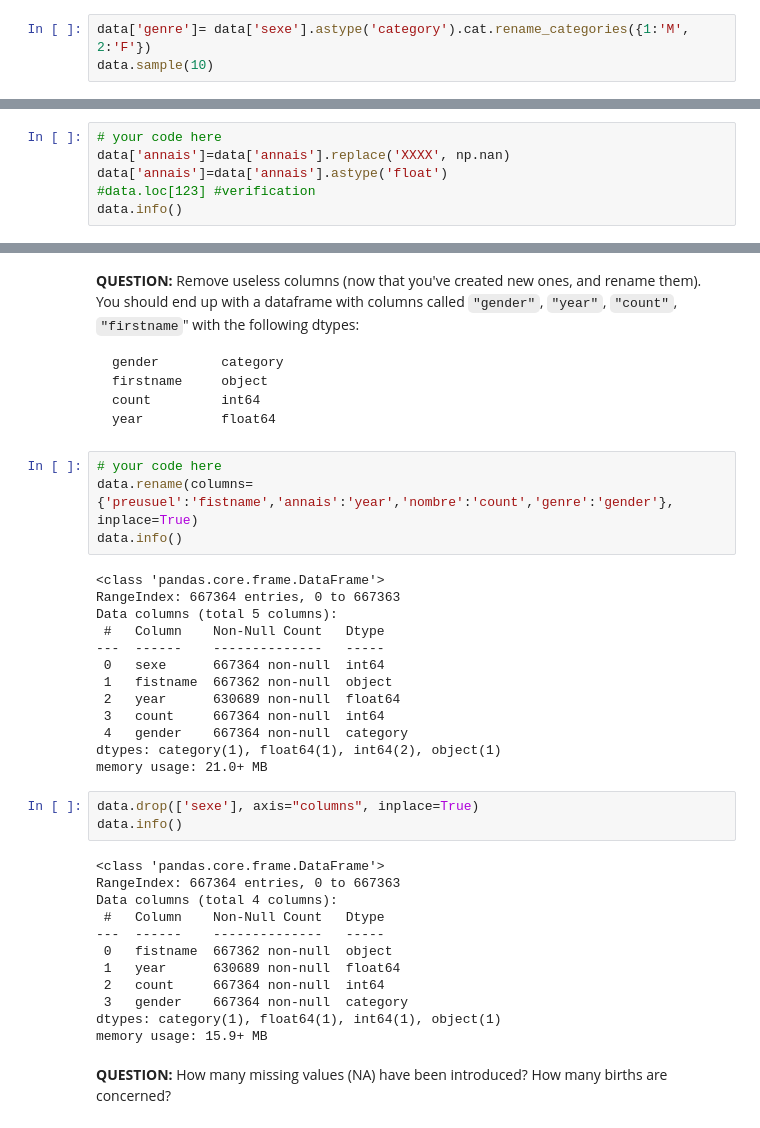
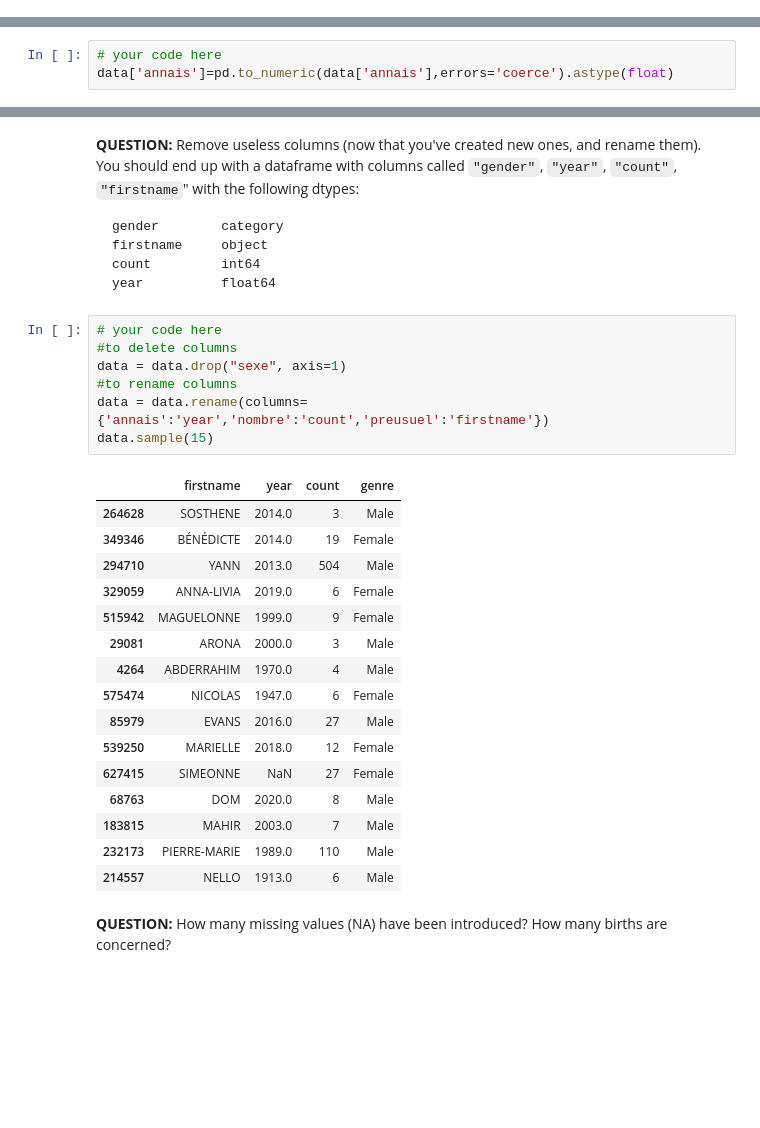
Before and after one commit to Shaina1310/big_data_course_2022, a Jupyter notebook: homework01.ipynb, the cells around one changed output, grey strips where cells are left out. Cells and saved outputs as stored; diff of their text form; blank space fills up the shorter version.

````diff
--- a/homework01.ipynb
+++ b/homework01.ipynb
@@ -287,6 +326,3 @@ genre        667488
 dtype: int64
 # %% [markdown]
 **QUESTION:** Would it be more memory-efficient to recode `sexe` using modalities `F` and `M` instead of `Male` and `Female` ?
-# %%
-data['genre']= data['sexe'].astype('category').cat.rename_categories({1:'M', 2:'F'})
-data.sample(10)
@@ -315,7 +339,4 @@ __Hint:__  As of releasing this Homework (2021-01-22), `Pandas` is not very good
 see [roadmap](https://pandas.pydata.org/docs/development/roadmap.html). Don't try to convert `annais` into an integer column.
 # %%
 # your code here
-data['annais']=data['annais'].replace('XXXX', np.nan)
-data['annais']=data['annais'].astype('float')
-#data.loc[123] #verification
-data.info()
+data['annais']=pd.to_numeric(data['annais'],errors='coerce').astype(float)
@@ -345,36 +362,28 @@ year          float64
 ```
 # %%
 # your code here
-data.rename(columns={'preusuel':'fistname','annais':'year','nombre':'count','genre':'gender'}, inplace=True)
-data.info()
+#to delete columns
+data = data.drop("sexe", axis=1)
+#to rename columns
+data = data.rename(columns={'annais':'year','nombre':'count','preusuel':'firstname'})
+data.sample(15)
 # %% [output]
-<class 'pandas.core.frame.DataFrame'>
-RangeIndex: 667364 entries, 0 to 667363
-Data columns (total 5 columns):
- #   Column    Non-Null Count   Dtype
----  ------    --------------   -----
- 0   sexe      667364 non-null  int64
- 1   fistname  667362 non-null  object
- 2   year      630689 non-null  float64
- 3   count     667364 non-null  int64
- 4   gender    667364 non-null  category
-dtypes: category(1), float64(1), int64(2), object(1)
-memory usage: 21.0+ MB
+|  | firstname | year | count | genre |
+| 264628 | SOSTHENE | 2014.0 | 3 | Male |
+| 349346 | BÉNÉDICTE | 2014.0 | 19 | Female |
+| 294710 | YANN | 2013.0 | 504 | Male |
+| 329059 | ANNA-LIVIA | 2019.0 | 6 | Female |
+| 515942 | MAGUELONNE | 1999.0 | 9 | Female |
+| 29081 | ARONA | 2000.0 | 3 | Male |
+| 4264 | ABDERRAHIM | 1970.0 | 4 | Male |
+| 575474 | NICOLAS | 1947.0 | 6 | Female |
+| 85979 | EVANS | 2016.0 | 27 | Male |
+| 539250 | MARIELLE | 2018.0 | 12 | Female |
+| 627415 | SIMEONNE | NaN | 27 | Female |
+| 68763 | DOM | 2020.0 | 8 | Male |
+| 183815 | MAHIR | 2003.0 | 7 | Male |
+| 232173 | PIERRE-MARIE | 1989.0 | 110 | Male |
+| 214557 | NELLO | 1913.0 | 6 | Male |
-# %%
-data.drop(['sexe'], axis="columns", inplace=True)
-data.info()
-# %% [output]
-<class 'pandas.core.frame.DataFrame'>
-RangeIndex: 667364 entries, 0 to 667363
-Data columns (total 4 columns):
- #   Column    Non-Null Count   Dtype
----  ------    --------------   -----
- 0   fistname  667362 non-null  object
- 1   year      630689 non-null  float64
- 2   count     667364 non-null  int64
- 3   gender    667364 non-null  category
-dtypes: category(1), float64(1), int64(1), object(1)
-memory usage: 15.9+ MB
 # %% [markdown]
 **QUESTION:** How many missing values (NA) have been introduced? How many births are concerned?
 # %%
````
Also changed, not shown: parts of 27 cells of this notebook.
